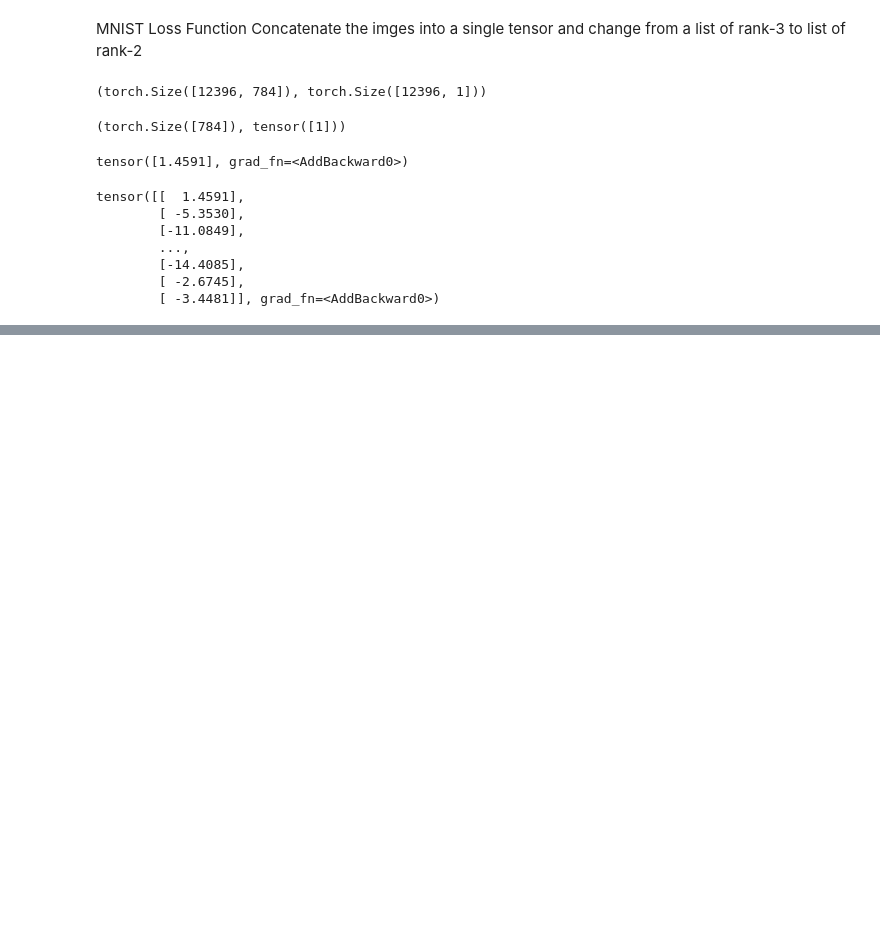
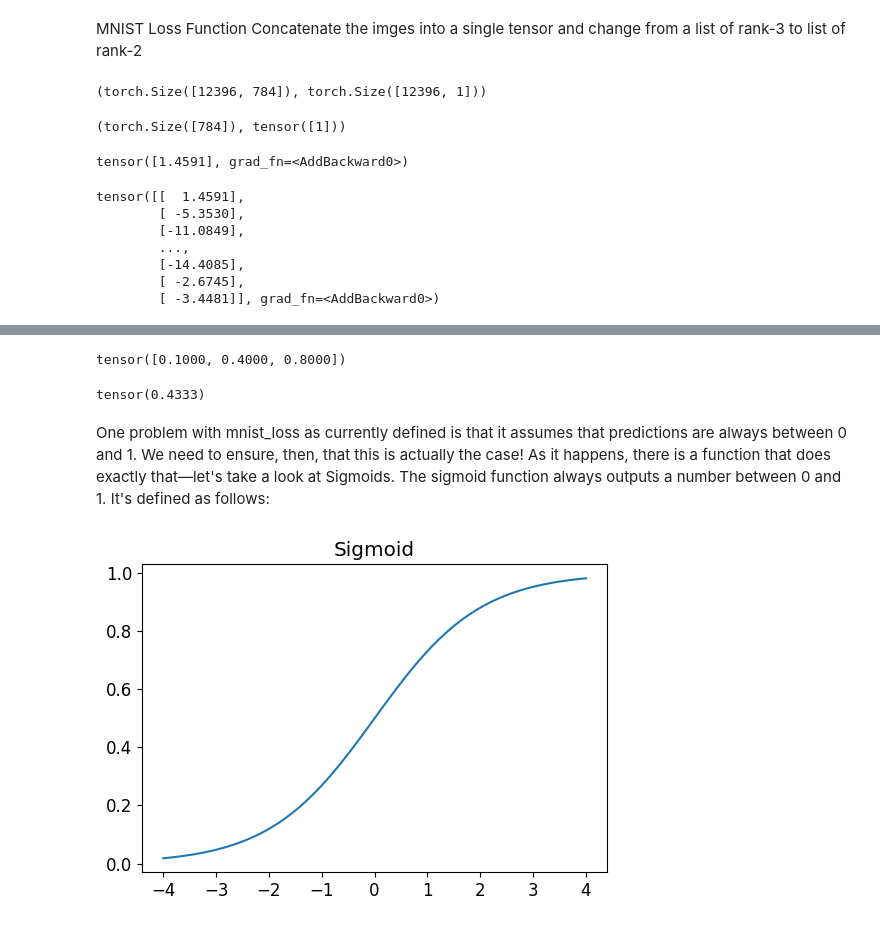
Before and after one commit to mendhak/fastai_lessons, a Jupyter notebook: 013_mnist_digit_classifier_loss_function.ipynb, the cells around one changed output, grey strips where cells are left out. Cells and saved outputs as stored; diff of their text form; code cells hidden in the pictures; blank space fills up the shorter version.

Commit message:
MNIST Loss function

```diff
--- a/013_mnist_digit_classifier_loss_function.ipynb
+++ b/013_mnist_digit_classifier_loss_function.ipynb
@@ -159,0 +189,15 @@ tensor([[  1.4591],
+# %%
+# Try it
+targets = tensor([1,0,1])
+predictions = tensor([0.9, 0.4, 0.2])
+torch.where(targets == 1, 1-predictions, predictions)
+# %% [output]
+tensor([0.1000, 0.4000, 0.8000])
+# %%
+mnist_loss(predictions, targets)
+# %% [output]
+tensor(0.4333)
+# %% [markdown]
+
+
+One problem with mnist_loss as currently defined is that it assumes that predictions are always between 0 and 1. We need to ensure, then, that this is actually the case! As it happens, there is a function that does exactly that—let's take a look at Sigmoids. The sigmoid function always outputs a number between 0 and 1. It's defined as follows:
@@ -159,0 +206,5 @@ tensor([[  1.4591],
+# %%
+from fastbook import *
+plot_function(torch.sigmoid, title='Sigmoid', min=-4, max=4)
+# %% [output]
+[figure, added]
```
Also changed, not shown: parts of 7 cells of this notebook.
